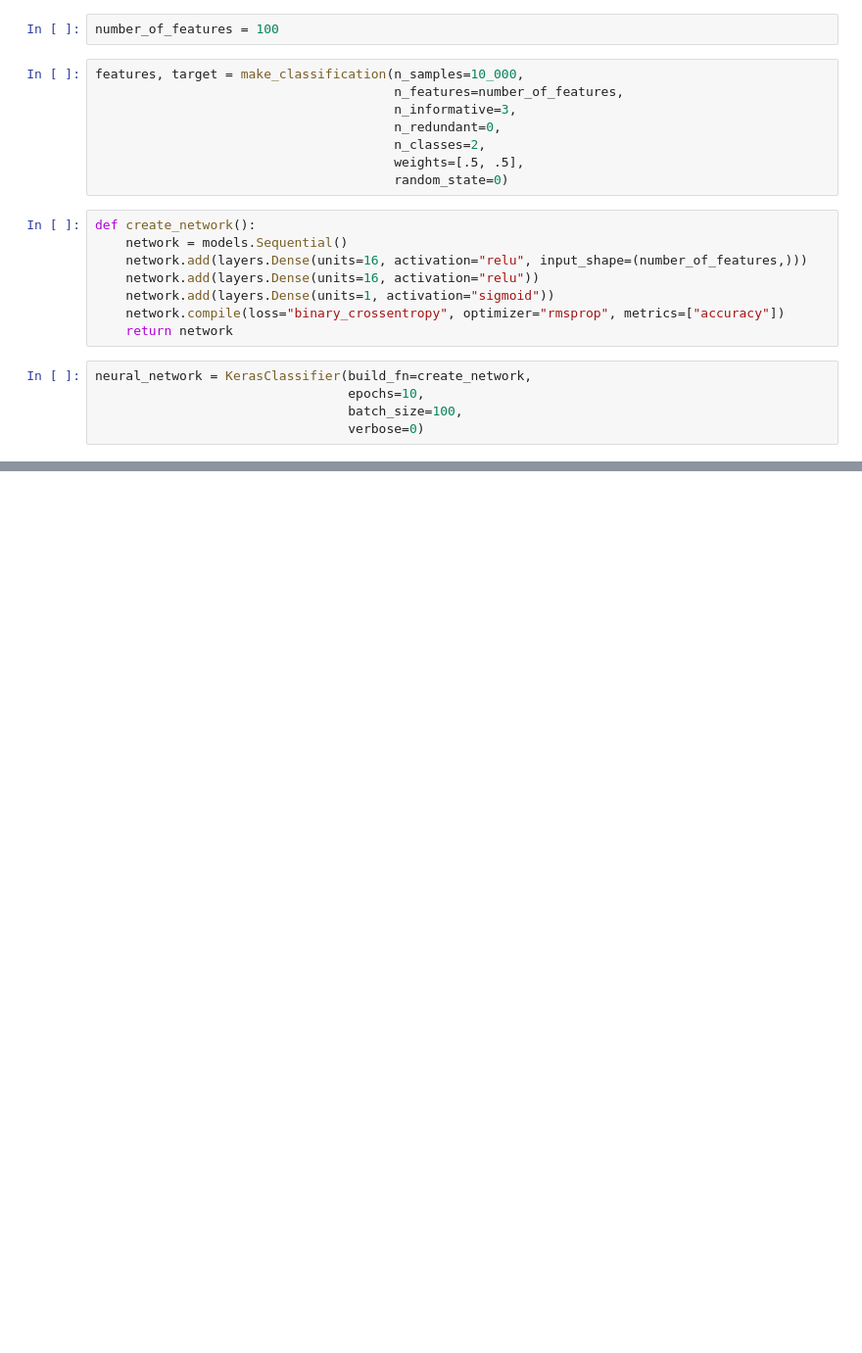
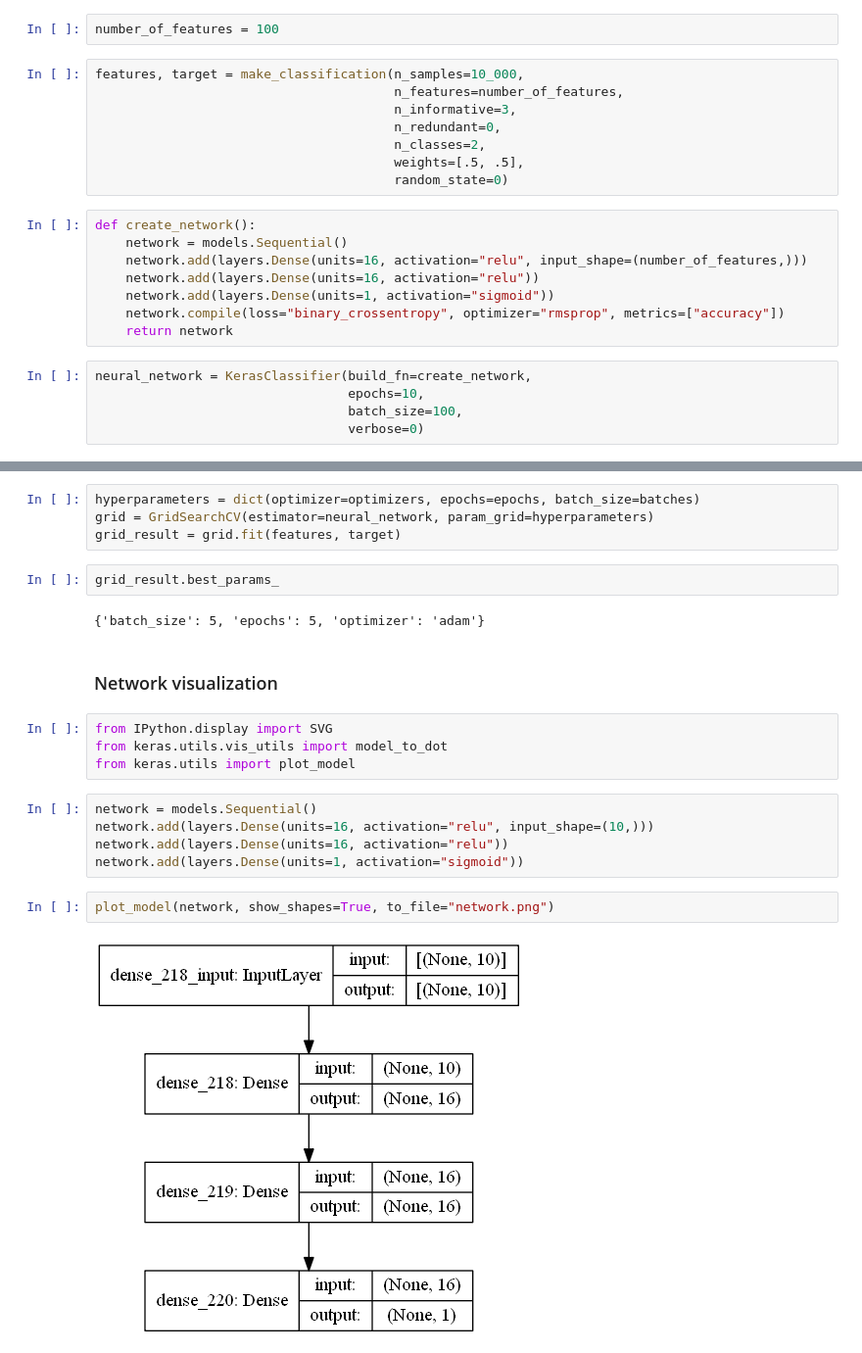
Before and after one commit to ArchieDash/O-REILLY-Machine-Learning, a Jupyter notebook: Chapter_20.ipynb, the cells around one changed output, grey strips where cells are left out. Shown at 98% size. Cells and saved outputs as stored; diff of their text form; blank space fills up the shorter version.

```diff
--- a/Chapter_20.ipynb
+++ b/Chapter_20.ipynb
@@ -431,0 +450,23 @@ array([0.88962209, 0.89318931, 0.85718572])
+# %%
+hyperparameters = dict(optimizer=optimizers, epochs=epochs, batch_size=batches)
+grid = GridSearchCV(estimator=neural_network, param_grid=hyperparameters)
+grid_result = grid.fit(features, target)
+# %%
+grid_result.best_params_
+# %% [output]
+{'batch_size': 5, 'epochs': 5, 'optimizer': 'adam'}
+# %% [markdown]
+### Network visualization
+# %%
+from IPython.display import SVG
+from keras.utils.vis_utils import model_to_dot
+from keras.utils import plot_model
+# %%
+network = models.Sequential()
+network.add(layers.Dense(units=16, activation="relu", input_shape=(10,)))
+network.add(layers.Dense(units=16, activation="relu"))
+network.add(layers.Dense(units=1, activation="sigmoid"))
+# %%
+plot_model(network, show_shapes=True, to_file="network.png")
+# %% [output]
+[figure, added]
```
Also changed, not shown: parts of 15 cells of this notebook.
